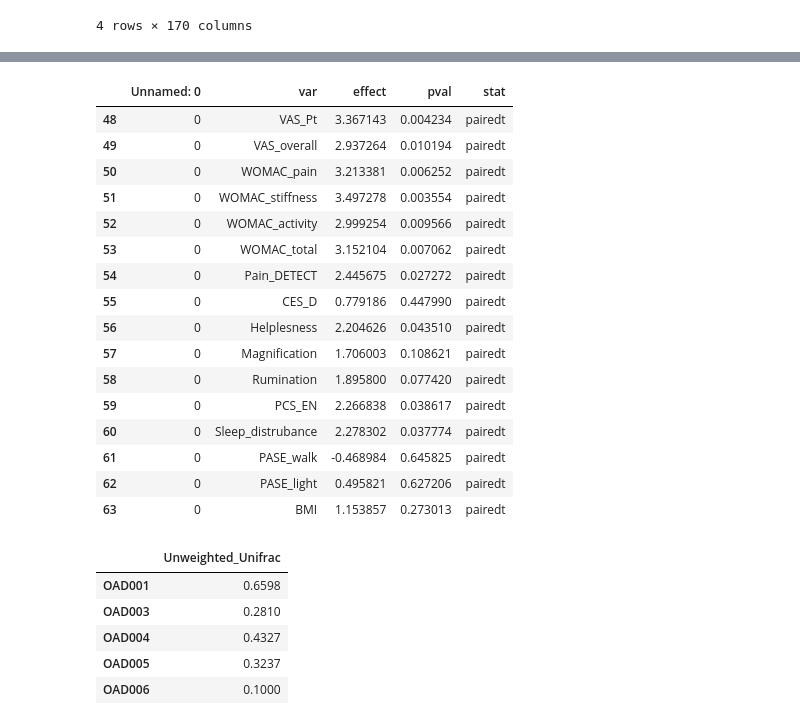
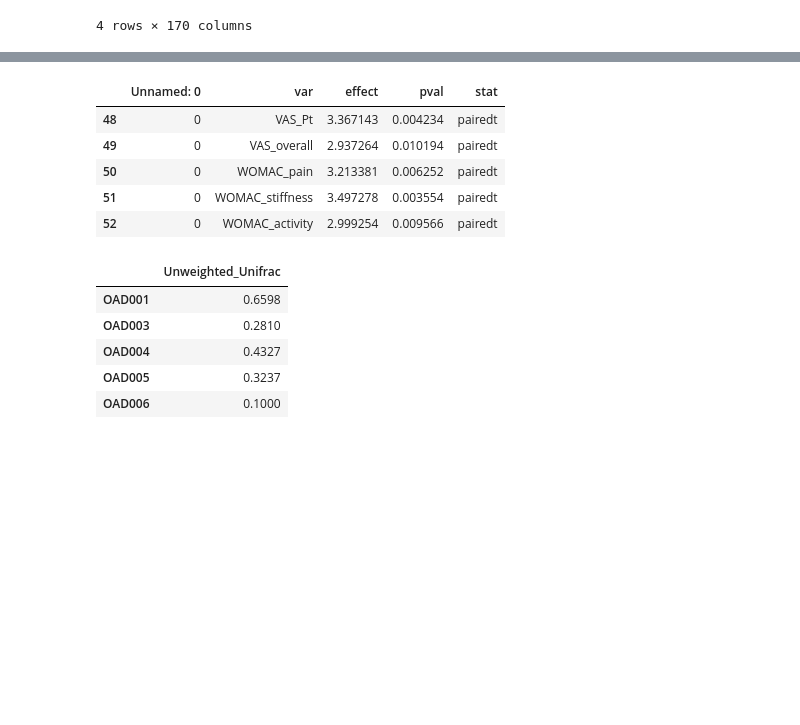
Before and after one commit to kbpi314/oa, a Jupyter notebook: code/oa_v2.ipynb, the cells around one changed output, grey strips where cells are left out. Drawn from its saved outputs; the diff is of its cells as text; code cells hidden in the pictures; blank space fills up the shorter version.

```diff
--- a/code/oa_v2.ipynb
+++ b/code/oa_v2.ipynb
@@ -311,26 +300,15 @@ df
 # %%
 # jobs02 for modhigh, jobs03 for all
 df = pd.read_csv(path + 'outputs/jobs02/outcome_testing.tsv', sep='\t')
 df = df[df['stat'] == 'pairedt']
-df
+df.head()
 # %% [output]
 |  | Unnamed: 0 | var | effect | pval | stat |
 | 48 | 0 | VAS_Pt | 3.367143 | 0.004234 | pairedt |
 | 49 | 0 | VAS_overall | 2.937264 | 0.010194 | pairedt |
 | 50 | 0 | WOMAC_pain | 3.213381 | 0.006252 | pairedt |
 | 51 | 0 | WOMAC_stiffness | 3.497278 | 0.003554 | pairedt |
 | 52 | 0 | WOMAC_activity | 2.999254 | 0.009566 | pairedt |
-| 53 | 0 | WOMAC_total | 3.152104 | 0.007062 | pairedt |
-| 54 | 0 | Pain_DETECT | 2.445675 | 0.027272 | pairedt |
-| 55 | 0 | CES_D | 0.779186 | 0.447990 | pairedt |
-| 56 | 0 | Helplesness | 2.204626 | 0.043510 | pairedt |
-| 57 | 0 | Magnification | 1.706003 | 0.108621 | pairedt |
-| 58 | 0 | Rumination | 1.895800 | 0.077420 | pairedt |
-| 59 | 0 | PCS_EN | 2.266838 | 0.038617 | pairedt |
-| 60 | 0 | Sleep_distrubance | 2.278302 | 0.037774 | pairedt |
-| 61 | 0 | PASE_walk | -0.468984 | 0.645825 | pairedt |
-| 62 | 0 | PASE_light | 0.495821 | 0.627206 | pairedt |
-| 63 | 0 | BMI | 1.153857 | 0.273013 | pairedt |
 # %%
 ###
 # Hypothesis 2: There will be an association between oral and gut microbiome and pain outcomes
```
Also changed, not shown: parts of 19 cells of this notebook.
